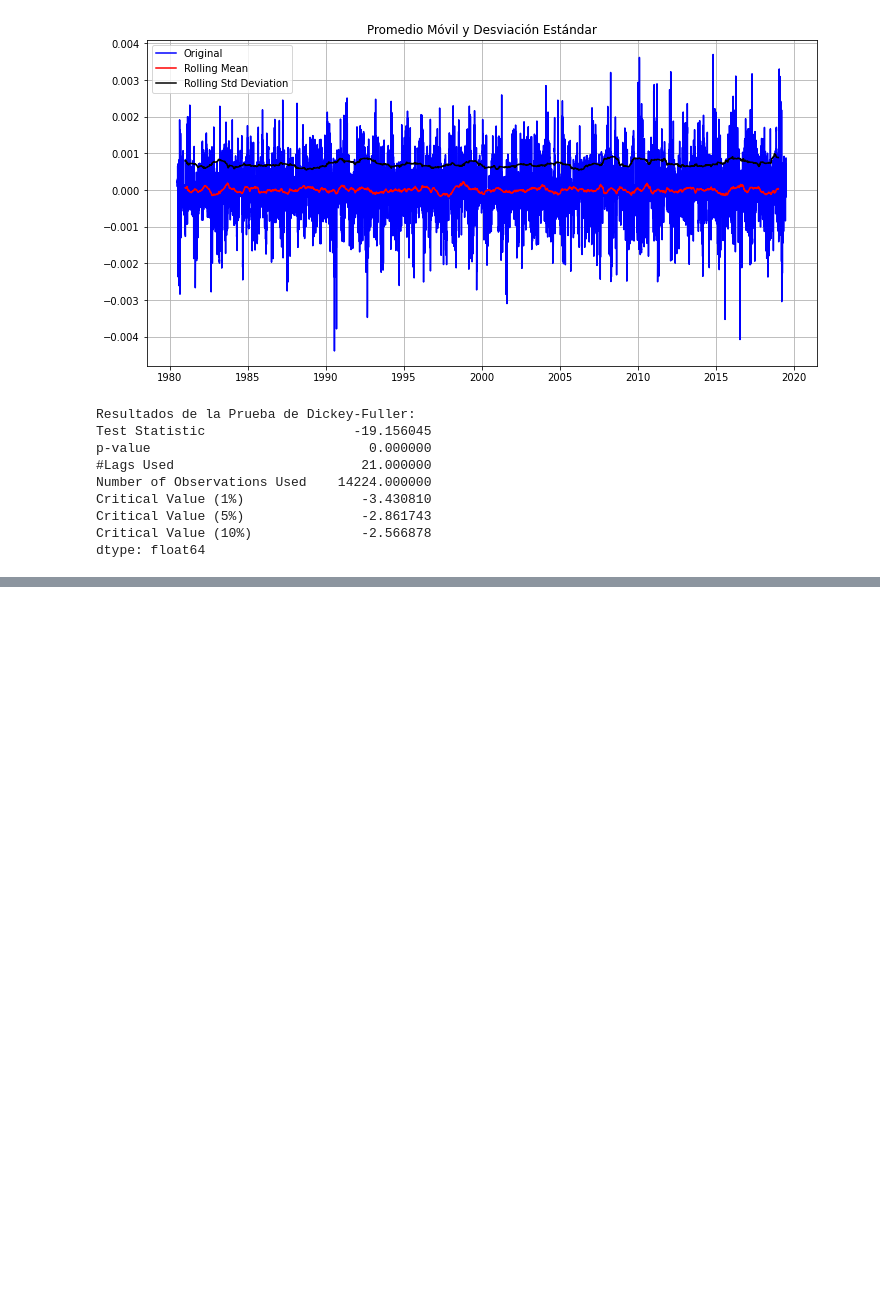
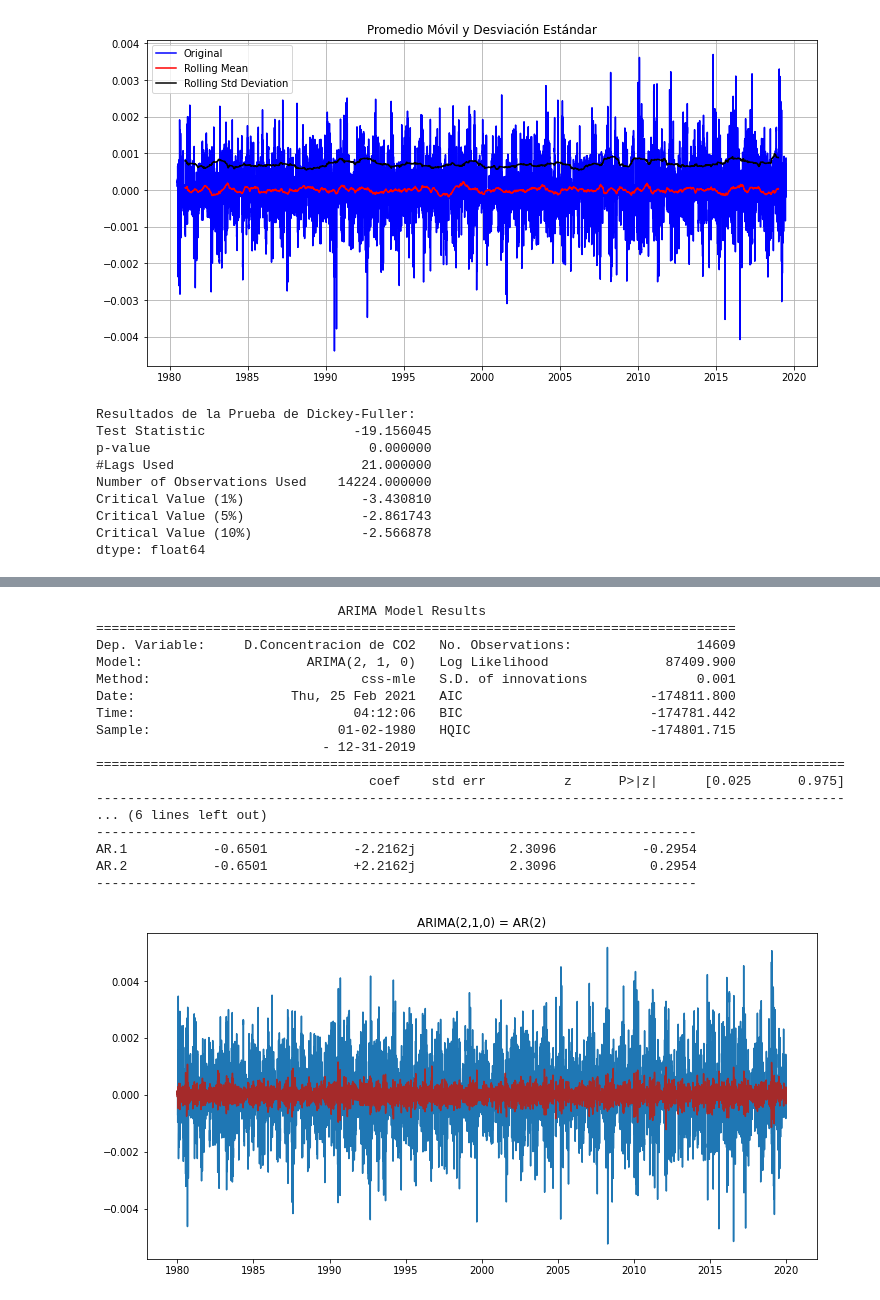
Before and after one commit to RaulACortez/FisicaComputacional1, a Jupyter notebook: FisicaComputacional1/Evaluación1/Evaluación1.ipynb, the cells around one changed output, grey strips where cells are left out. Cells and saved outputs as stored; diff of their text form; code cells hidden in the pictures; blank space fills up the shorter version.

```diff
--- a/FisicaComputacional1/Evaluación1/Evaluación1.ipynb
+++ b/FisicaComputacional1/Evaluación1/Evaluación1.ipynb
@@ -374,0 +410,27 @@ dtype: float64
+# %%
+# Modelo AR(p): (p,d,q) = (2,1,0)
+model = ARIMA(ts_test_log, order=(2,1,0), missing='drop')
+results_AR = model.fit(displ=-1)
+plt.plot(ts_test_log_diff)
+plt.plot(results_AR.fittedvalues, color='brown')
+plt.title('ARIMA(2,1,0) = AR(2)')
+print(results_AR.summary())
+# %% [output]
+                               ARIMA Model Results
+==================================================================================
+Dep. Variable:     D.Concentracion de CO2   No. Observations:                14609
+Model:                     ARIMA(2, 1, 0)   Log Likelihood               87409.900
+Method:                           css-mle   S.D. of innovations              0.001
+Date:                    Thu, 25 Feb 2021   AIC                        -174811.800
+Time:                            04:12:06   BIC                        -174781.442
+Sample:                        01-02-1980   HQIC                       -174801.715
+                             - 12-31-2019
+================================================================================================
+                                   coef    std err          z      P>|z|      [0.025      0.975]
+------------------------------------------------------------------------------------------------
+... (6 lines left out)
+-----------------------------------------------------------------------------
+AR.1           -0.6501           -2.2162j            2.3096           -0.2954
+AR.2           -0.6501           +2.2162j            2.3096            0.2954
+-----------------------------------------------------------------------------
+[figure, added]
```
Also changed, not shown: parts of 9 cells of this notebook.
